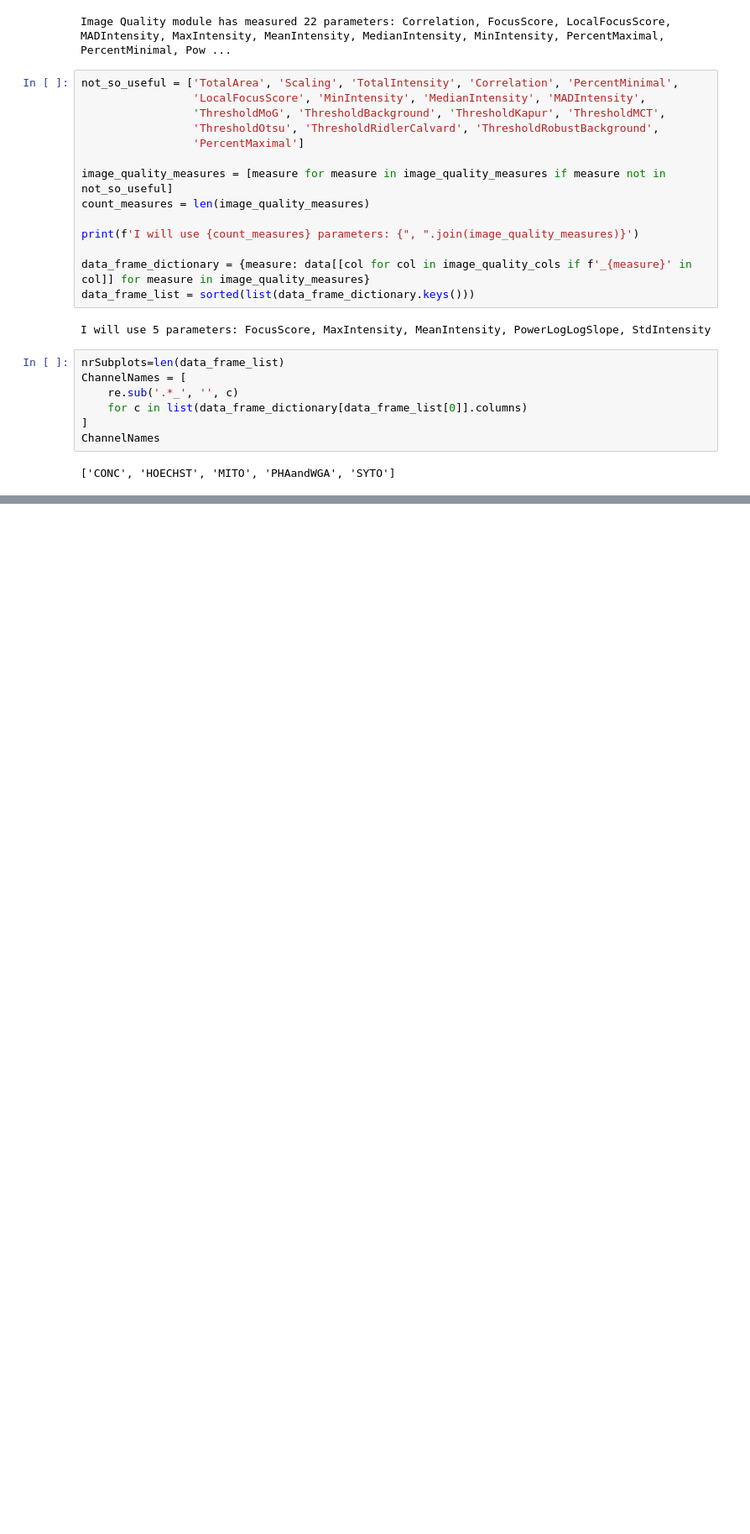
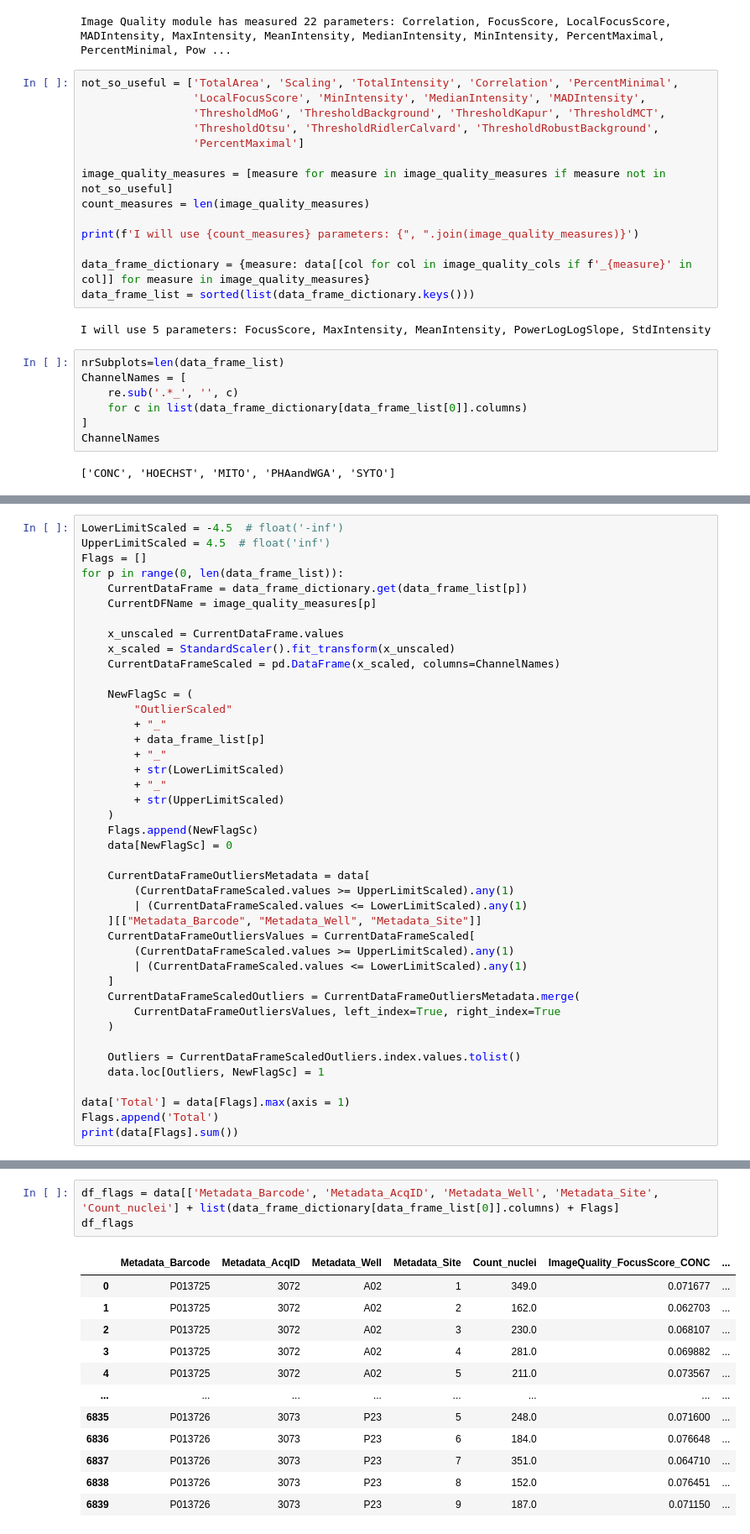
Before and after one commit to pharmbio/pharmbio_package, a Jupyter notebook: test_pandas.ipynb, the cells around one changed output, grey strips where cells are left out. Shown at 84% size. Saved outputs shown, nothing was run; the diff lists cells and outputs as text; blank space fills up the shorter version.

```diff
--- a/test_pandas.ipynb
+++ b/test_pandas.ipynb
@@ -236,0 +439,42 @@ ChannelNames
+# %%
+LowerLimitScaled = -4.5  # float('-inf')
+UpperLimitScaled = 4.5  # float('inf')
+Flags = []
+for p in range(0, len(data_frame_list)):
+    CurrentDataFrame = data_frame_dictionary.get(data_frame_list[p])
+    CurrentDFName = image_quality_measures[p]
+
+    x_unscaled = CurrentDataFrame.values
+    x_scaled = StandardScaler().fit_transform(x_unscaled)
+    CurrentDataFrameScaled = pd.DataFrame(x_scaled, columns=ChannelNames)
+
+    NewFlagSc = (
+        "OutlierScaled"
+        + "_"
+        + data_frame_list[p]
+        + "_"
+        + str(LowerLimitScaled)
+        + "_"
+        + str(UpperLimitScaled)
+    )
+    Flags.append(NewFlagSc)
+    data[NewFlagSc] = 0
+
+    CurrentDataFrameOutliersMetadata = data[
+        (CurrentDataFrameScaled.values >= UpperLimitScaled).any(1)
+        | (CurrentDataFrameScaled.values <= LowerLimitScaled).any(1)
+    ][["Metadata_Barcode", "Metadata_Well", "Metadata_Site"]]
+    CurrentDataFrameOutliersValues = CurrentDataFrameScaled[
+        (CurrentDataFrameScaled.values >= UpperLimitScaled).any(1)
+        | (CurrentDataFrameScaled.values <= LowerLimitScaled).any(1)
+    ]
+    CurrentDataFrameScaledOutliers = CurrentDataFrameOutliersMetadata.merge(
+        CurrentDataFrameOutliersValues, left_index=True, right_index=True
+    )
+
+    Outliers = CurrentDataFrameScaledOutliers.index.values.tolist()
+    data.loc[Outliers, NewFlagSc] = 1
+
+data['Total'] = data[Flags].max(axis = 1)
+Flags.append('Total')
+print(data[Flags].sum())
@@ -236,0 +489,16 @@ ChannelNames
+# %%
+df_flags = data[['Metadata_Barcode', 'Metadata_AcqID', 'Metadata_Well', 'Metadata_Site', 'Count_nuclei'] + list(data_frame_dictionary[data_frame_list[0]].columns) + Flags]
+df_flags
+# %% [output]
+|  | Metadata_Barcode | Metadata_AcqID | Metadata_Well | Metadata_Site | Count_nuclei | ImageQuality_FocusScore_CONC | ... |
+| 0 | P013725 | 3072 | A02 | 1 | 349.0 | 0.071677 | ... |
+| 1 | P013725 | 3072 | A02 | 2 | 162.0 | 0.062703 | ... |
+| 2 | P013725 | 3072 | A02 | 3 | 230.0 | 0.068107 | ... |
+| 3 | P013725 | 3072 | A02 | 4 | 281.0 | 0.069882 | ... |
+| 4 | P013725 | 3072 | A02 | 5 | 211.0 | 0.073567 | ... |
+| ... | ... | ... | ... | ... | ... | ... | ... |
+| 6835 | P013726 | 3073 | P23 | 5 | 248.0 | 0.071600 | ... |
+| 6836 | P013726 | 3073 | P23 | 6 | 184.0 | 0.076648 | ... |
+| 6837 | P013726 | 3073 | P23 | 7 | 351.0 | 0.064710 | ... |
+| 6838 | P013726 | 3073 | P23 | 8 | 152.0 | 0.076451 | ... |
+| 6839 | P013726 | 3073 | P23 | 9 | 187.0 | 0.071150 | ... |
```
Also changed, not shown: parts of 8 cells of this notebook, 4 other files.
